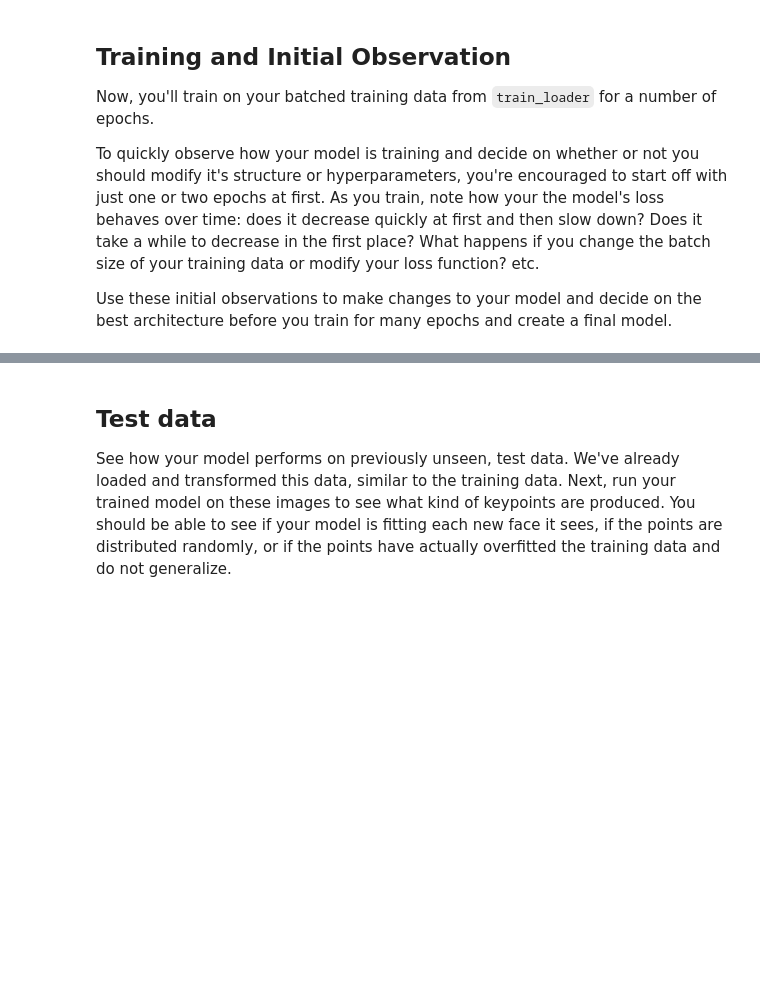
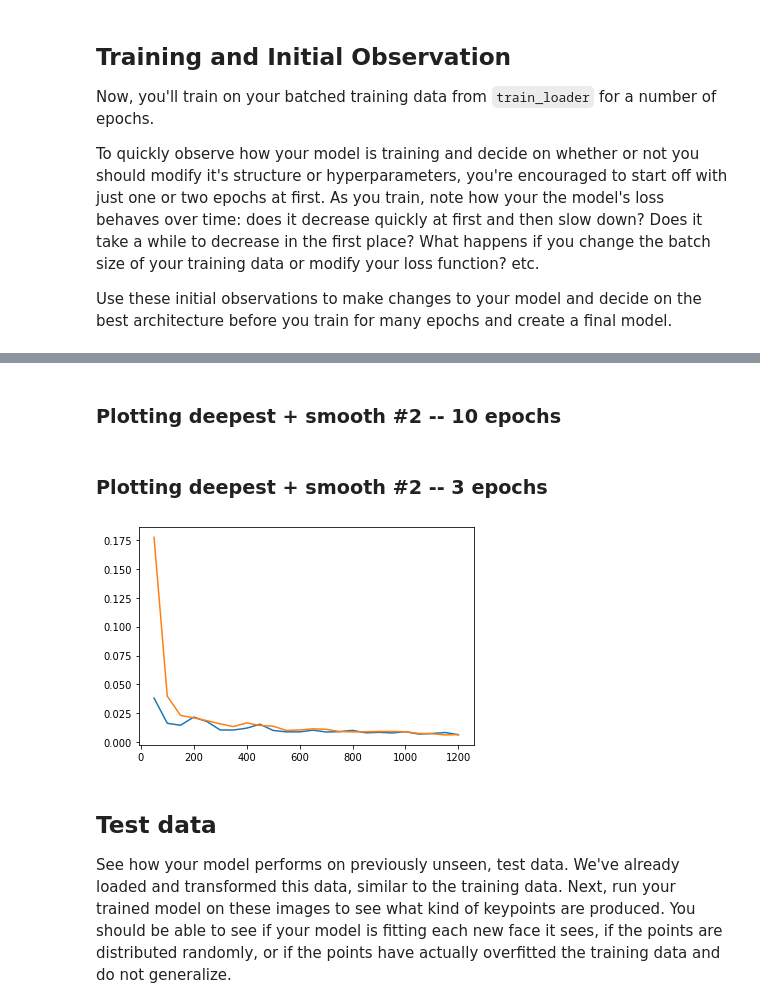
Before and after one commit to laure-delisle/computer-vision-nanodegree, a Jupyter notebook: project 1 - facial keypoint detection/2-define_architecture.ipynb, the cells around one changed output, grey strips where cells are left out. Drawn from its saved outputs; the diff is of its cells as text; code cells hidden in the pictures; blank space fills up the shorter version.

Commit message:
create val set, track losses

```diff
--- a/project 1 - facial keypoint detection/2-define_architecture.ipynb
+++ b/project 1 - facial keypoint detection/2-define_architecture.ipynb
@@ -341,12 +277,14 @@ Use these initial observations to make changes to your model and decide on the b
 # %%
-def train_net(n_epochs):
+def train_net(n_epochs, batch_size, losses):
 
-    # prepare the net for training
-    net.train()
+    eval_every = 50
+    cnt_eval = 0
 
     for epoch in range(n_epochs):  # loop over the dataset multiple times
-
+        # prepare the net for training
+        net.train()
         running_loss = 0.0
+        running_loss_print = 0.0
 
         # train on batches of data, assumes you already have train_loader
         for batch_i, data in enumerate(train_loader):
@@ -378,11 +316,20 @@ def train_net(n_epochs):
 
             # print loss statistics
             # to convert loss into a scalar and add it to the running_loss, use .item()
-            running_loss += loss.item()
-            if batch_i % 10 == 9:    # print every 10 batches
-                print('Epoch: {}, Batch: {}, Avg. Loss: {}'.format(epoch + 1, batch_i+1, running_loss/1000))
+            batch_loss = loss.item()
+            running_loss += batch_loss
+            running_loss_print += batch_loss
+
+#             if batch_i % 10 == 9:    # print every 10 batches
+#                 print('Epoch: {}, Batch: {}, Avg. Loss per Batch: {}'.format(epoch + 1, batch_i+1, running_loss_print/10))
+#                 running_loss_print = 0.0
+
+            if (batch_i +1) % eval_every == 0:   # eval every X batches
+                cnt_eval += 1
+                losses['train'].append(running_loss / (eval_every * batch_size))
+                losses['val'].append(val_epoch(val_loader))
+                losses['batch'].append(eval_every * cnt_eval)
                 running_loss = 0.0
-                if running_loss / 1000 <  0.003:
-                    break
+                #print(losses)
 
     print('Finished Training')
@@ -396,0 +336,8 @@ Finished Training
+# %%
+# train your network
+n_epochs = 10
+losses = {'batch': [], 'train': [], 'val': []}
+
+train_net(n_epochs, batch_size, losses)
+# %% [markdown]
+### Plotting deepest + smooth #2 -- 10 epochs
@@ -397,3 +349,12 @@ Finished Training
+# %% [markdown]
+### Plotting deepest + smooth #2 -- 3 epochs
+# %%
+plt.plot(losses['batch'], losses['val'])
+plt.plot(losses['batch'], losses['train'])
+
+plt.show()
+# %% [output]
+[figure, added]
 # %% [markdown]
 ## Test data
 
```
Also changed, not shown: parts of 35 cells of this notebook.
